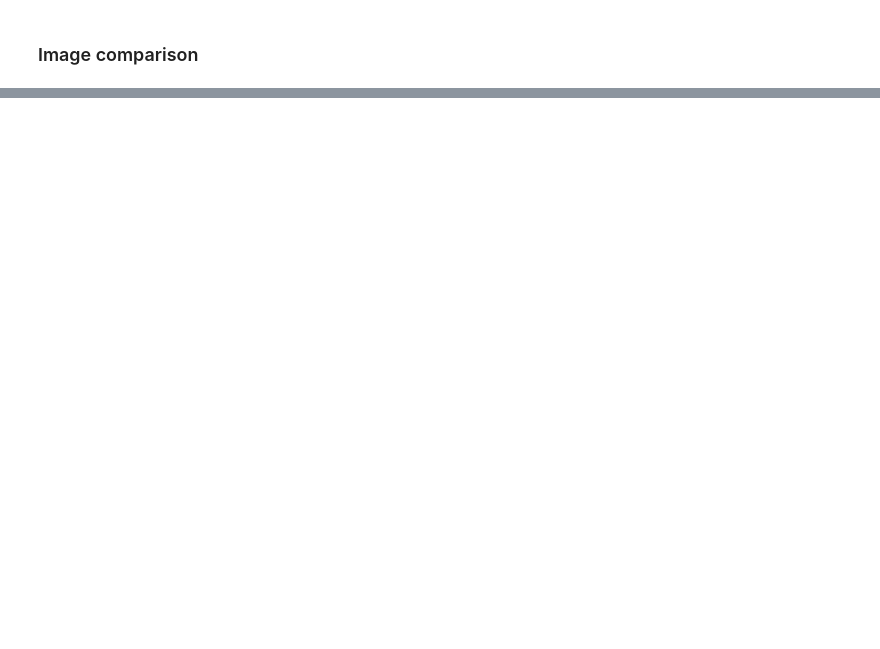
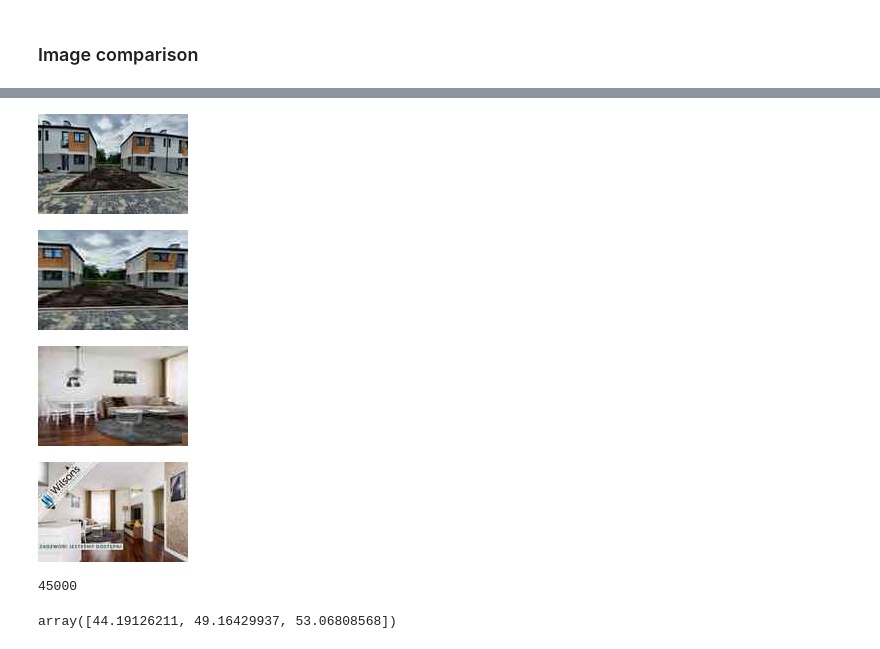
Before and after one commit to Buzdygan/flats, a Jupyter notebook: m3/m3_notebook.ipynb, the cells around one changed output, grey strips where cells are left out. Drawn from its saved outputs; the diff is of its cells as text; code cells hidden in the pictures; blank space fills up the shorter version.

```diff
--- a/m3/m3_notebook.ipynb
+++ b/m3/m3_notebook.ipynb
@@ -55,0 +69,2 @@ np.average(np.abs(adata - bdata))
+# %%
+imgs3 = bytes_to_images(FlatPost.objects.filter(photos_bytes__isnull=False).order_by('-created')[3].photos_bytes)
@@ -55,0 +161,2 @@ np.average(np.abs(adata - bdata))
+# %%
+TEST_IMAGES = imgs[:3] + imgs3[:3] + [im_a.resize(S), im_b.resize(S), im_a.resize(S)]
@@ -55,0 +165,12 @@ np.average(np.abs(adata - bdata))
+# %%
+TEST_IMAGES[3]
+# %% [output]
+[figure, added]
+# %%
+TEST_IMAGES[4]
+# %% [output]
+[figure, added]
+# %%
+TEST_IMAGES[2]
+# %% [output]
+[figure, added]
@@ -55,0 +189,4 @@ np.average(np.abs(adata - bdata))
+# %%
+Image.open('static/test_data/images/img_a.jpg')
+# %% [output]
+[figure, added]
@@ -55,0 +195,8 @@ np.average(np.abs(adata - bdata))
+# %%
+a.size
+# %% [output]
+45000
+# %%
+np.std(a, axis=0)
+# %% [output]
+array([44.19126211, 49.16429937, 53.06808568])
```
Also changed, not shown: parts of 51 cells of this notebook, 22 other files.
